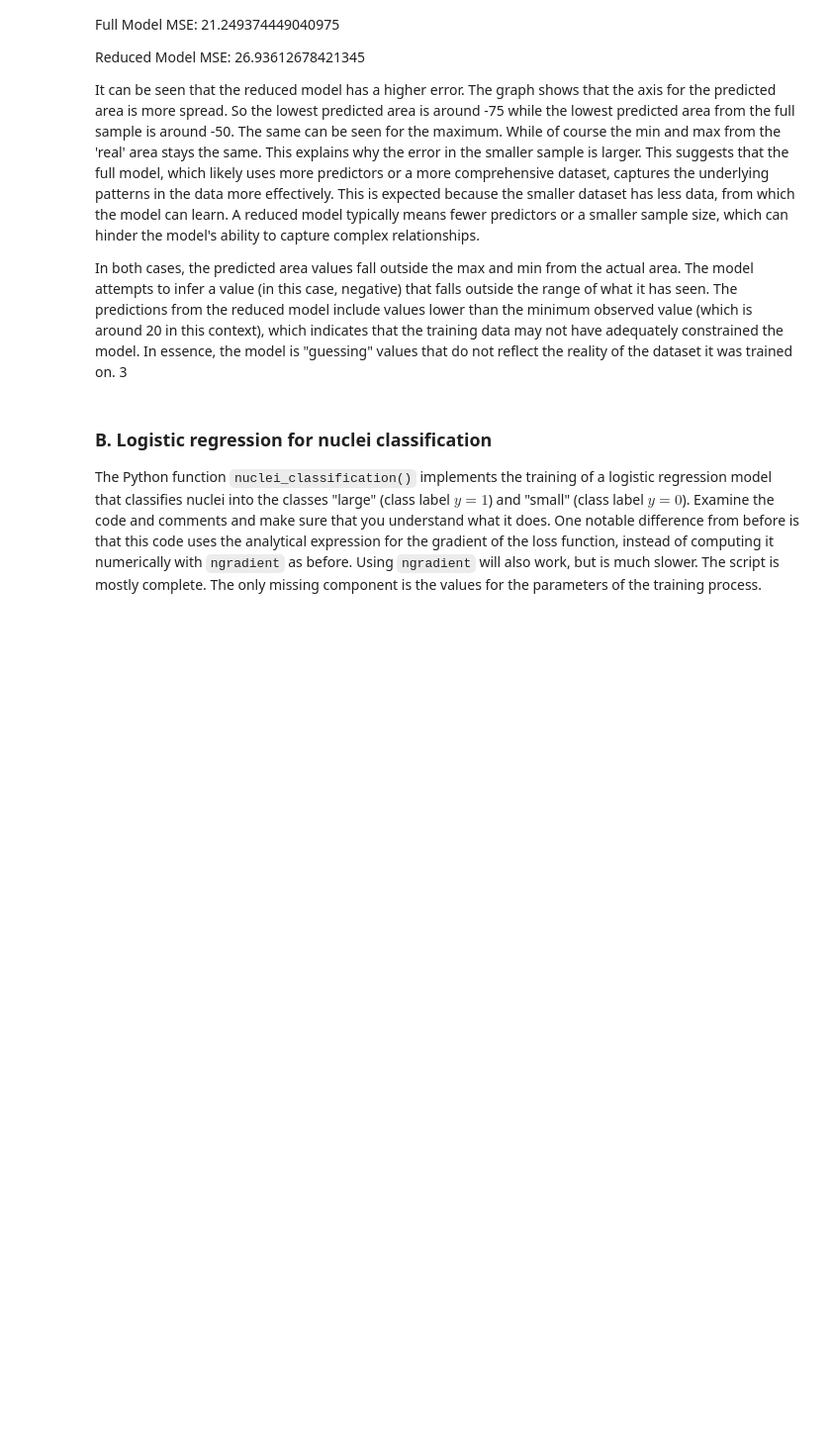
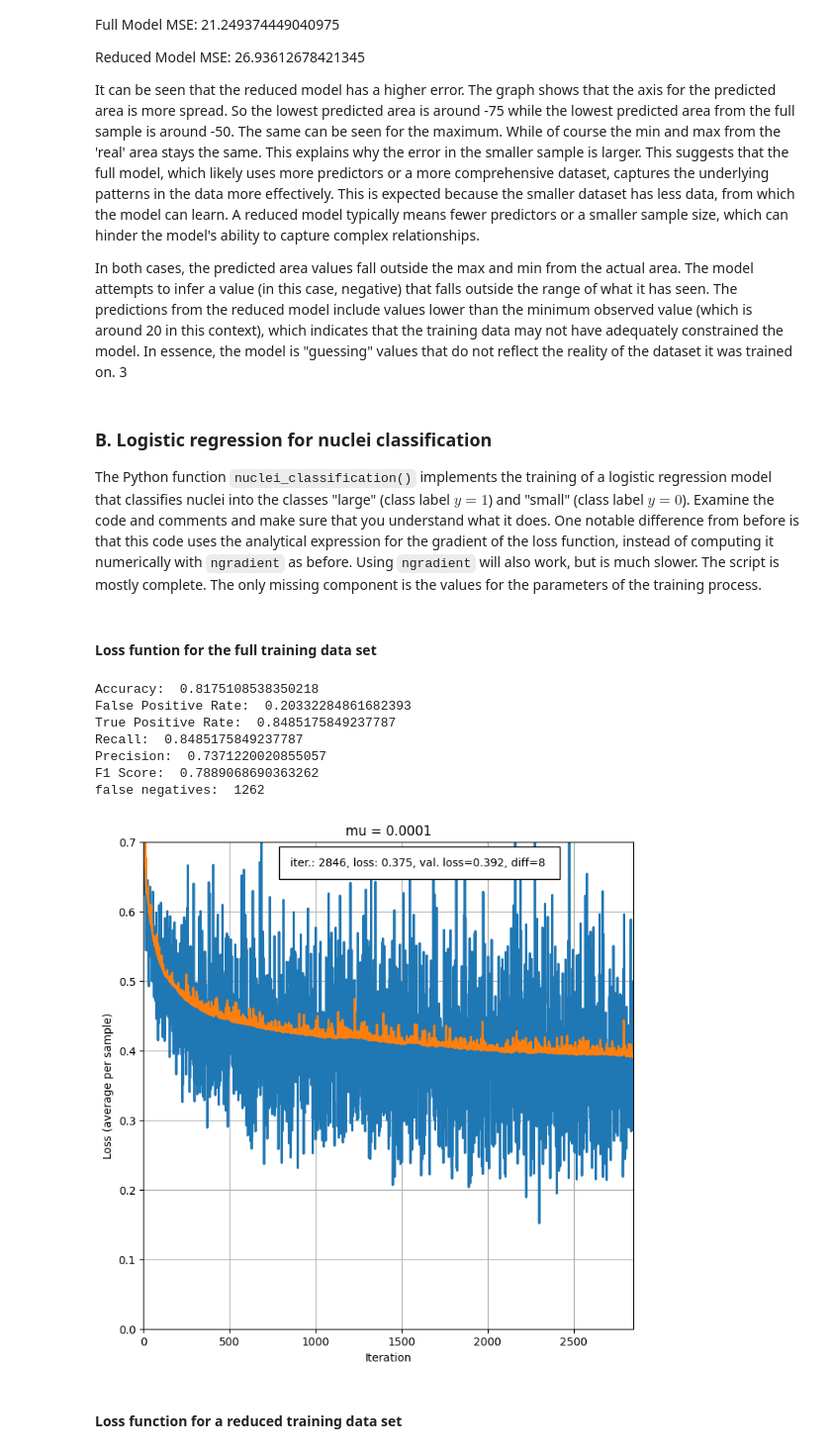
Before and after one commit to KarlijnCornelissen/MIA-group-8, a Jupyter notebook: Project2/code/2.5_CAD_project.ipynb, the cells around one changed output. Shown at 99% size. Cells and saved outputs as stored; diff of their text form; code cells hidden in the pictures; blank space fills up the shorter version.

```diff
--- a/Project2/code/2.5_CAD_project.ipynb
+++ b/Project2/code/2.5_CAD_project.ipynb
@@ -133,6 +133,27 @@ In both cases, the predicted area values fall outside the max and min from the a
 ### B. Logistic regression for nuclei classification
 
 The Python function `nuclei_classification()` implements the training of a logistic regression model that classifies nuclei into the classes "large" (class label $y = 1$) and "small" (class label $y = 0$). Examine the code and comments and make sure that you understand what it does. One notable difference from before is that this code uses the analytical expression for the gradient of the loss function, instead of computing it numerically with `ngradient` as before. Using `ngradient` will also work, but is much slower. The script is mostly complete. The only missing component is the values for the parameters of the training process.
+# %% [markdown]
+#### Loss funtion for the full training data set
+# %%
+%matplotlib inline
+import sys
+sys.path.append("../code")
+from cad_project import nuclei_classification
+from IPython.display import display, clear_output
+
+nuclei_classification()
+# %% [output]
+Accuracy:  0.8175108538350218
+False Positive Rate:  0.20332284861682393
+True Positive Rate:  0.8485175849237787
+Recall:  0.8485175849237787
+Precision:  0.7371220020855057
+F1 Score:  0.7889068690363262
+false negatives:  1262
+[figure, added]
+# %% [markdown]
+#### Loss function for a reduced training data set
 # %%
 %matplotlib inline
 import sys
```
Also changed, not shown: parts of 2 cells of this notebook, 1 other file.
